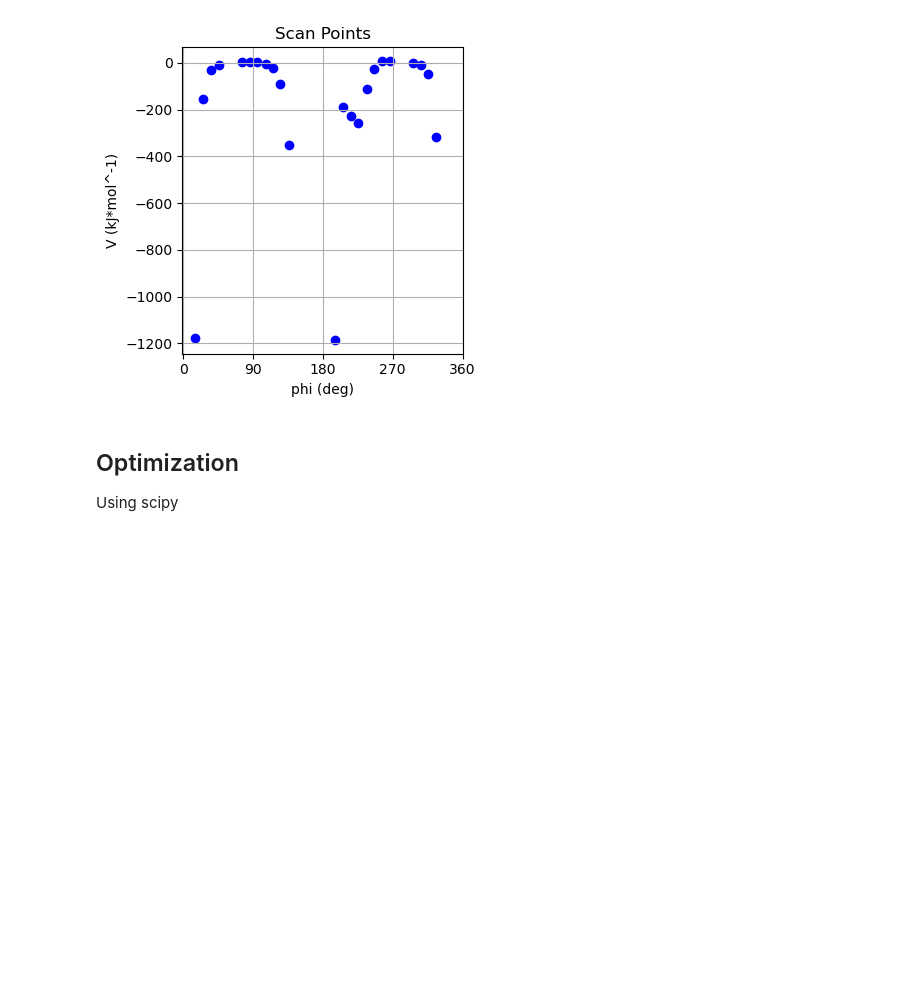
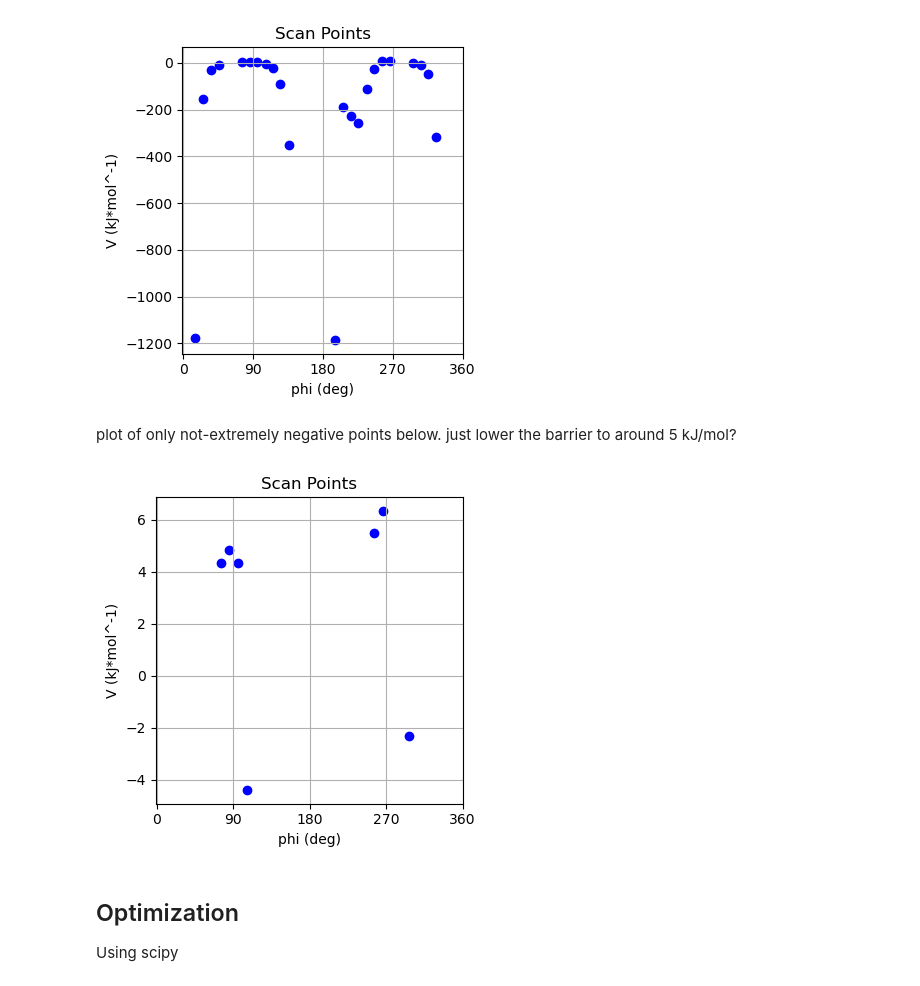
Before and after one commit to yaroshevich-lab/can_s1_ff, a Jupyter notebook: Optimize_dihedral.ipynb, the cells around one changed output. Drawn from its saved outputs; the diff is of its cells as text; code cells hidden in the pictures; blank space fills up the shorter version.

Commit message:
more plots

```diff
--- a/Optimize_dihedral.ipynb
+++ b/Optimize_dihedral.ipynb
@@ -183,6 +183,23 @@ plt.tight_layout()
 plt.show()
 # %% [output]
 [figure]
+# %% [markdown]
+plot of only not-extremely negative points below. just lower the barrier to around 5 kJ/mol?
+# %%
+df_plot = df_torsions[df_torsions.dE > -10]
+plt.figure(figsize=(4,4))
+plt.scatter(df_plot.angle_real, df_plot.dE, color='b')
+plt.xlim((-1, 360))
+plt.xticks(np.arange(0,361, 90))
+# plt.ylim((-1, 50))
+plt.xlabel('phi (deg)')
+plt.ylabel('V (kJ*mol^-1)')
+plt.title('Scan Points')
+plt.grid(True)
+plt.tight_layout()
+plt.show()
+# %% [output]
+[figure, added]
 # %% [markdown]
 ## Optimization
 Using scipy
```
